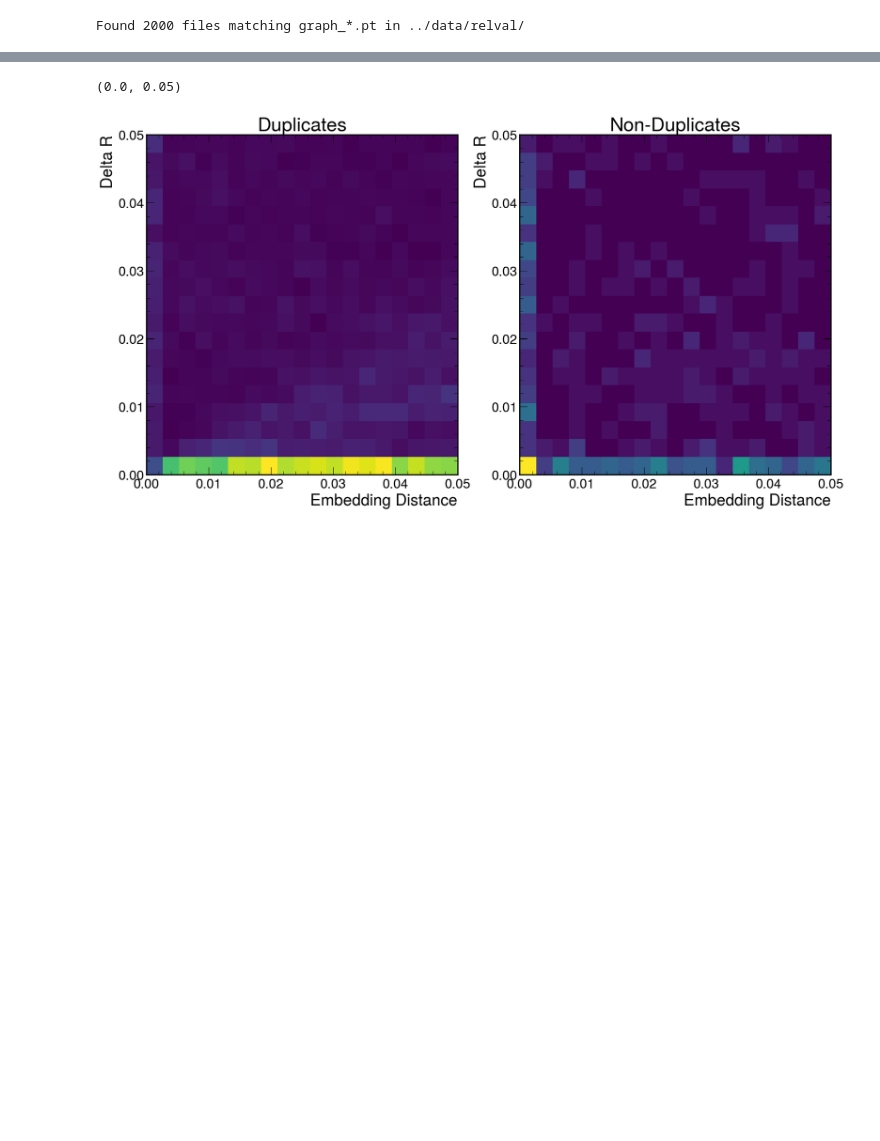
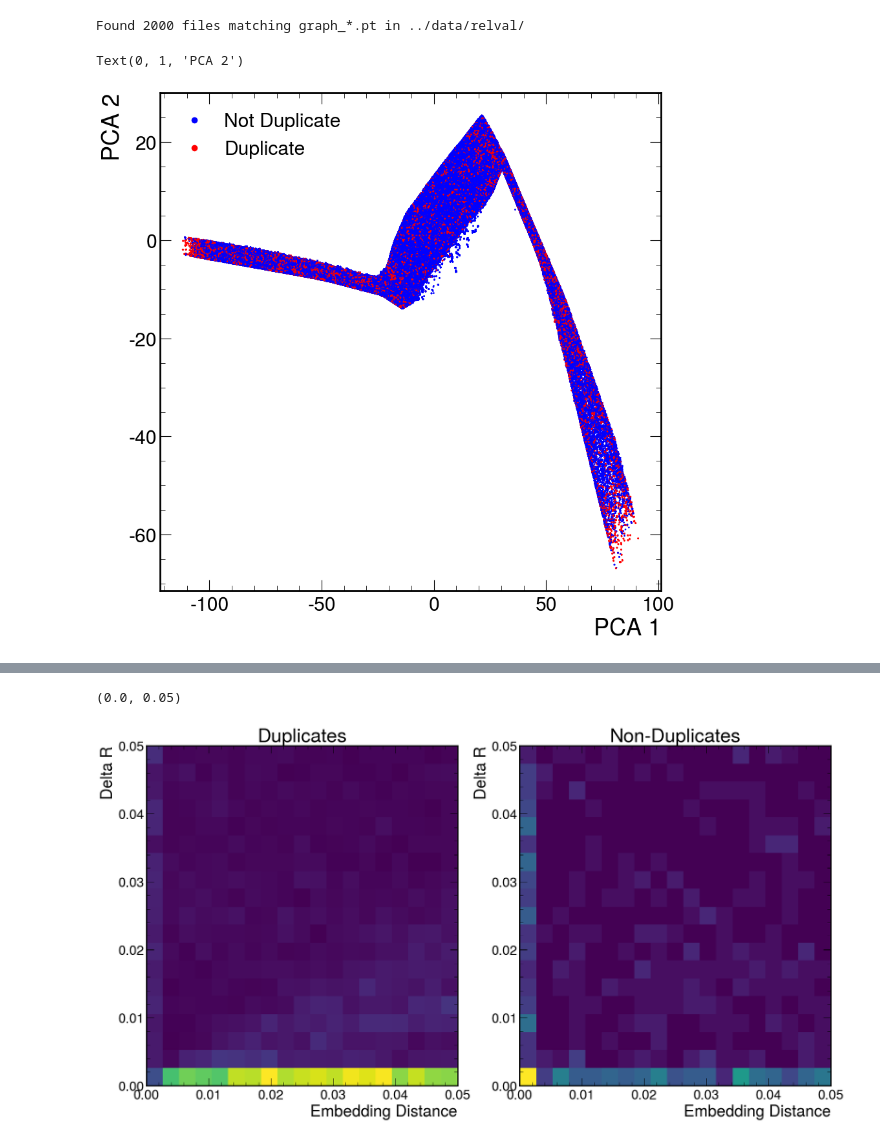
Before and after one commit to aashayarora/lst-dup-removal, a Jupyter notebook: validation/validation.ipynb, the cells around one changed output, grey strips where cells are left out. Saved outputs shown, nothing was run; the diff lists cells and outputs as text; code cells hidden in the pictures; blank space fills up the shorter version.

```diff
--- a/validation/validation.ipynb
+++ b/validation/validation.ipynb
@@ -48,54 +47,25 @@ for graph in dataloader:
     break
 # %%
-# embedding = embedding_orig.detach().numpy()
-# labels = labels_orig.detach().numpy()
+embedding = embedding_orig.detach().numpy()
+labels = labels_orig.detach().numpy()
 
-# embedding = embedding.reshape(embedding.shape[0] * embedding.shape[1], -1)
-# labels = np.concatenate([labels, labels], axis=0)
+embedding = embedding.reshape(embedding.shape[0] * embedding.shape[1], -1)
+labels = np.concatenate([labels, labels], axis=0)
 
-# # do PCA on the embedding
-# from sklearn.decomposition import PCA
-# pca = PCA(n_components=2)
-# embedding_pca = pca.fit_transform(embedding)
+# do PCA on the embedding
+from sklearn.decomposition import PCA
+pca = PCA(n_components=2)
+embedding_pca = pca.fit_transform(embedding)
 
-# fig, ax = plt.subplots(figsize=(10, 10))
-# scatter = ax.scatter(embedding_pca[:, 0], embedding_pca[:, 1], s=1, c=labels, cmap="bwr")
-# handles = [
-# 	plt.Line2D([0], [0], marker='o', color='w', label='Not Duplicate', markerfacecolor='blue', markersize=8),
-# 	plt.Line2D([0], [0], marker='o', color='w', label='Duplicate', markerfacecolor='red', markersize=8)
-# ]
-# ax.legend(handles=handles)
-# ax.set_xlabel("PCA 1")
-# ax.set_ylabel("PCA 2")
-
-# # 2D histograms of above
-# fig, ax = plt.subplots(1, 2, figsize=(20, 10))
-# hb1 = ax[0].hist2d(embedding_pca[labels == 0, 0], embedding_pca[labels == 0, 1], bins=50, range=[[-2, 2], [-2, 2]], cmap="Blues")
-# fig.colorbar(hb1[3], ax=ax[0])
-# ax[0].set_title("Not Duplicate")
-# ax[0].set_xlabel("PCA 1")
-# ax[0].set_ylabel("PCA 2")
-
-# hb2 = ax[1].hist2d(embedding_pca[labels == 1, 0], embedding_pca[labels == 1, 1], bins=50, range=[[-2, 2], [-2, 2]], cmap="Reds")
-# fig.colorbar(hb2[3], ax=ax[1])
-# ax[1].set_title("Duplicate")
-# ax[1].set_xlabel("PCA 1")
-# ax[1].set_ylabel("PCA 2")
-
-# # fig, axs = plt.subplots(2, 2, figsize=(20, 20))
-
-# # for i in range(len(axs)):
-# #     for j in range(len(axs[0])):
-# #         dim1 = np.random.choice(embedding.shape[1])
-# #         dim2 = np.random.choice(embedding.shape[1])
-# #         while dim1 == dim2:
-# #             dim2 = np.random.choice(embedding.shape[1])
-# #         axs[i, j].scatter(embedding[:, dim1], embedding[:, dim2], c=labels, s=1, cmap="bwr")
-# #         axs[i, j].set_xlabel(f"Embedding {dim1}")
-# #         axs[i, j].set_ylabel(f"Embedding {dim2}")
-
-# # handles = [
-# #     plt.Line2D([0], [0], marker='o', color='w', label='Not Duplicate', markerfacecolor='blue', markersize=8),
-# #     plt.Line2D([0], [0], marker='o', color='w', label='Duplicate', markerfacecolor='red', markersize=8)
-# # ]
-# # axs[0, len(axs[0])-1].legend(handles=handles, loc='upper right')
+fig, ax = plt.subplots(figsize=(10, 10))
+scatter = ax.scatter(embedding_pca[:, 0], embedding_pca[:, 1], s=1, c=labels, cmap="bwr")
+handles = [
+	plt.Line2D([0], [0], marker='o', color='w', label='Not Duplicate', markerfacecolor='blue', markersize=8),
+	plt.Line2D([0], [0], marker='o', color='w', label='Duplicate', markerfacecolor='red', markersize=8)
+]
+ax.legend(handles=handles)
+ax.set_xlabel("PCA 1")
+ax.set_ylabel("PCA 2")
+# %% [output]
+Text(0, 1, 'PCA 2')
+[figure, added]
```
Also changed, not shown: parts of 6 cells of this notebook.
